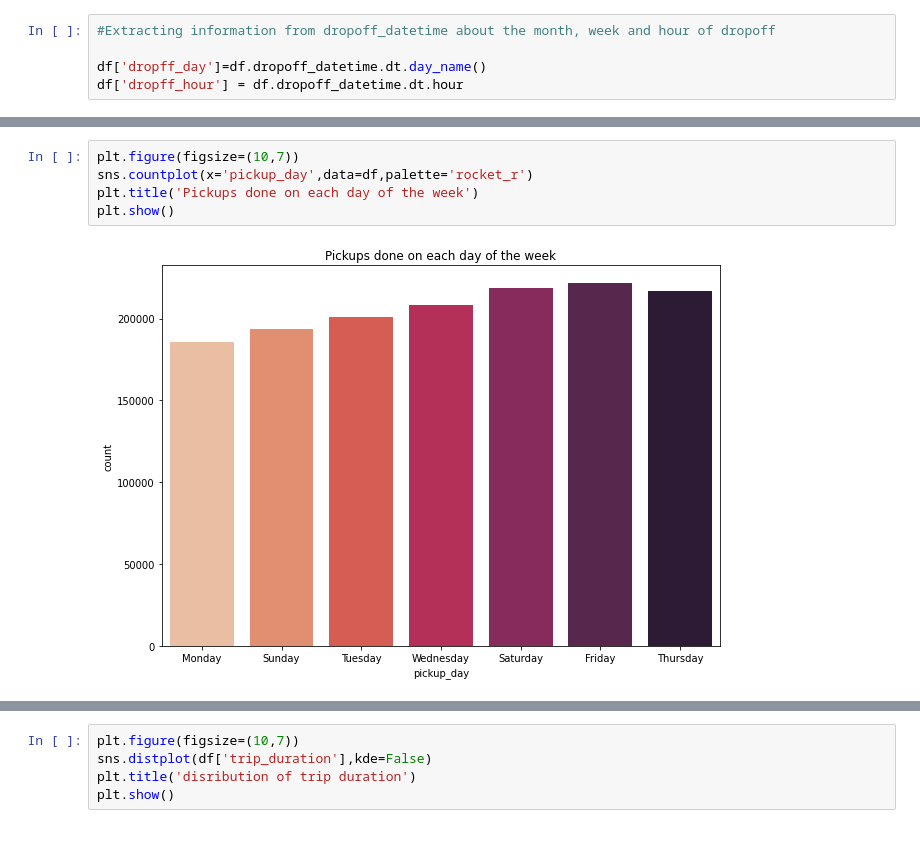
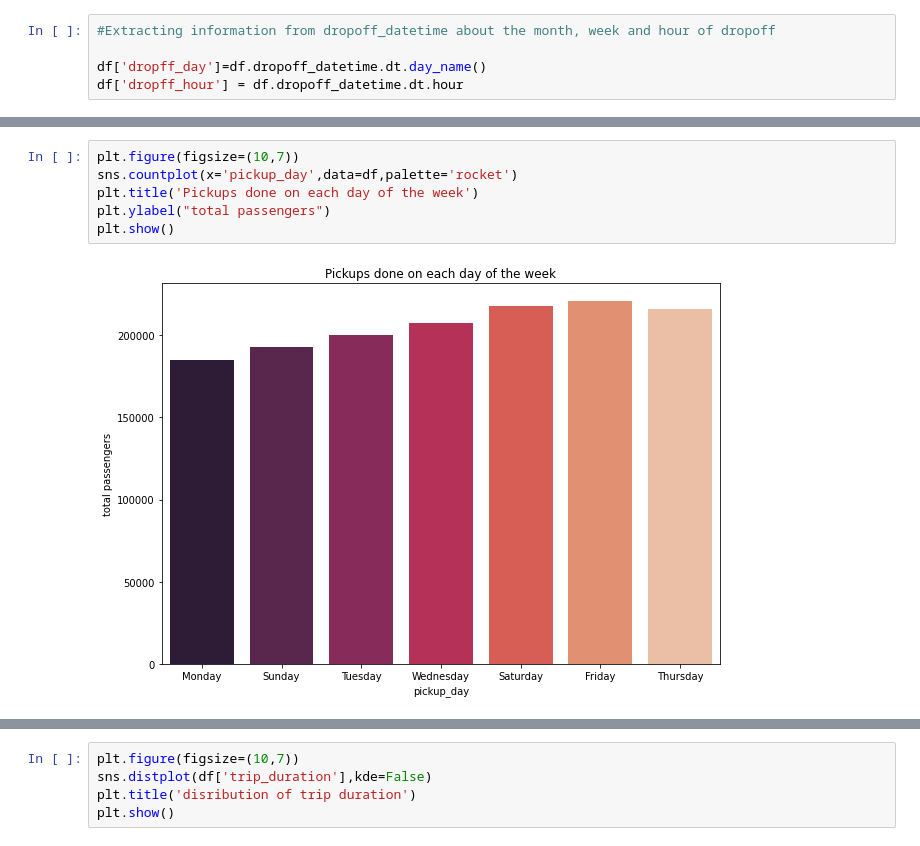
Before and after one commit to skaty5678/NYC-Taxi-Trip-Time-Prediction, a Jupyter notebook: NYC_Taxi_Trip_Time_Prediction_SANJEEV_KUMAR_THAKUR.ipynb, the cells around one changed output, grey strips where cells are left out. Drawn from its saved outputs; the diff is of its cells as text.

```diff
--- a/NYC_Taxi_Trip_Time_Prediction_SANJEEV_KUMAR_THAKUR.ipynb
+++ b/NYC_Taxi_Trip_Time_Prediction_SANJEEV_KUMAR_THAKUR.ipynb
@@ -273,10 +290,11 @@ df['dropff_hour'] = df.dropoff_datetime.dt.hour
 # %%
 plt.figure(figsize=(10,7))
-sns.countplot(x='pickup_day',data=df,palette='rocket_r')
+sns.countplot(x='pickup_day',data=df,palette='rocket')
 plt.title('Pickups done on each day of the week')
+plt.ylabel("total passengers")
 plt.show()
 # %% [output]
-[figure, old version]
+[figure, new version]
 # %%
 plt.figure(figsize=(10,7))
 sns.countplot(x='dropff_day',data=df,palette='rocket_r')
```
Also changed, not shown: parts of 60 cells of this notebook.
